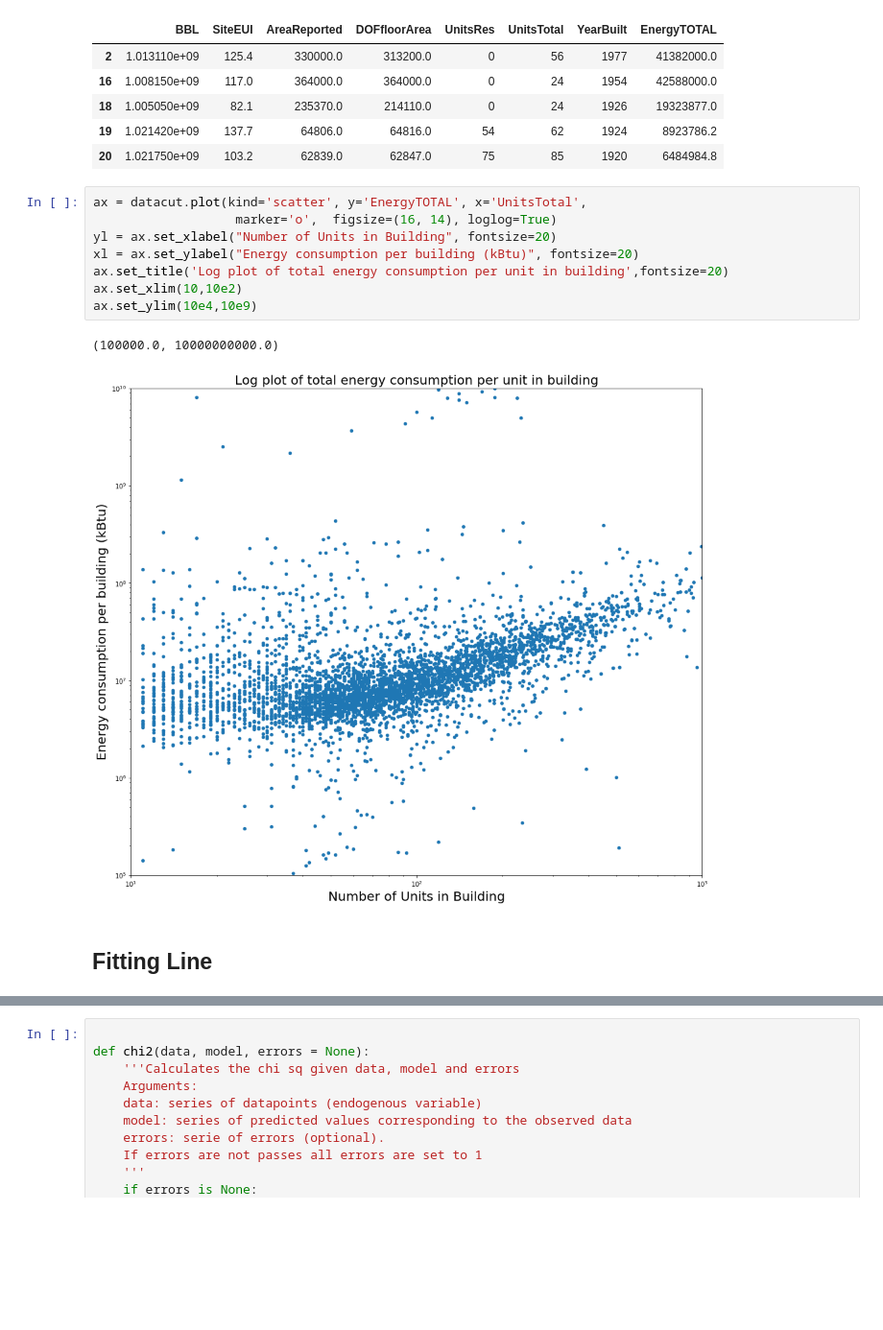
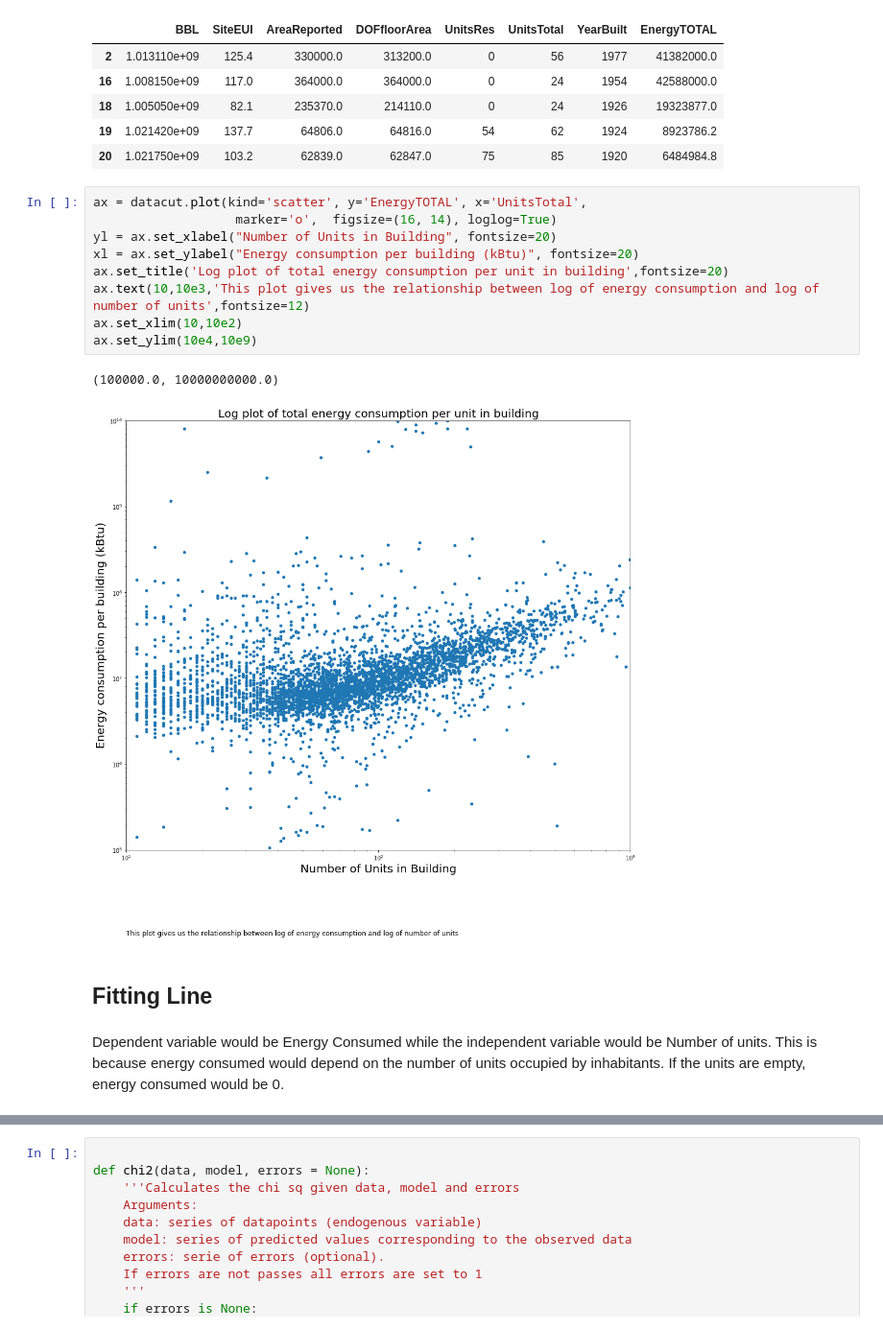
Before and after one commit to gauravcusp/Urban_Informatics_Coding_Assignments, a Jupyter notebook: HW6_gb1877/HW6_1_gb1877.ipynb, the cells around one changed output, grey strips where cells are left out. Shown at 96% size. Saved outputs shown, nothing was run; the diff lists cells and outputs as text; blank space fills up the shorter version.

```diff
--- a/HW6_gb1877/HW6_1_gb1877.ipynb
+++ b/HW6_gb1877/HW6_1_gb1877.ipynb
@@ -233,14 +235,17 @@ datacut.head()
 # %%
 ax = datacut.plot(kind='scatter', y='EnergyTOTAL', x='UnitsTotal',
                    marker='o',  figsize=(16, 14), loglog=True)
 yl = ax.set_xlabel("Number of Units in Building", fontsize=20)
 xl = ax.set_ylabel("Energy consumption per building (kBtu)", fontsize=20)
 ax.set_title('Log plot of total energy consumption per unit in building',fontsize=20)
+ax.text(10,10e3,'This plot gives us the relationship between log of energy consumption and log of number of units',fontsize=12)
 ax.set_xlim(10,10e2)
 ax.set_ylim(10e4,10e9)
 # %% [output]
 (100000.0, 10000000000.0)
-[figure, old version]
+[figure, new version]
 # %% [markdown]
 ## Fitting Line
+# %% [markdown]
+Dependent variable would be Energy Consumed while the independent variable would be Number of units. This is because energy consumed would depend on the number of units occupied by inhabitants. If the units are empty, energy consumed would be 0.
 # %%
```
Also changed, not shown: parts of 13 cells of this notebook, 1 other file.
